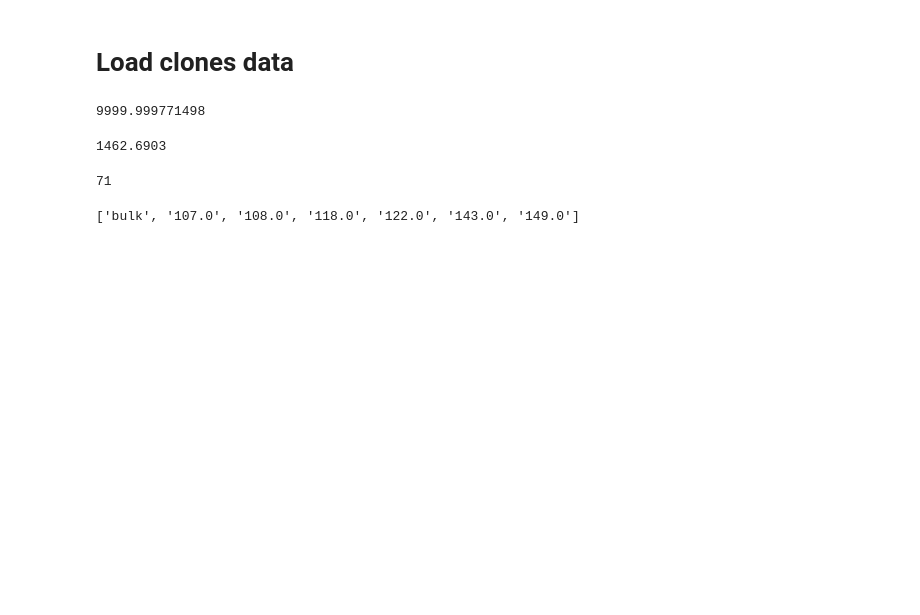
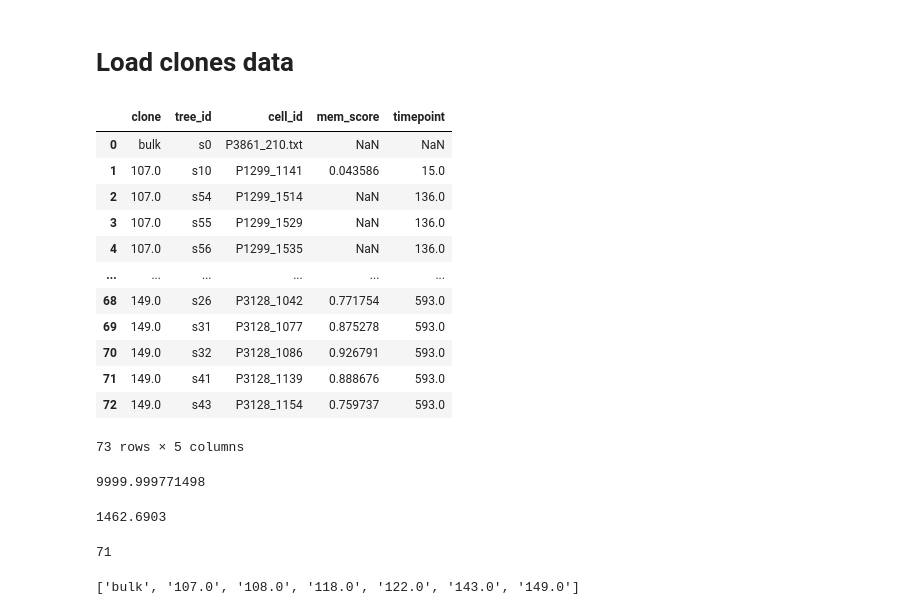
Before and after one commit to cbg-ethz/mt-SCITE, a Jupyter notebook: Notebooks/pretty_trees_with_gene_expression_YFV2001.ipynb, the cells around one changed output. Cells and saved outputs as stored; diff of their text form; code cells hidden in the pictures; blank space fills up the shorter version.

```diff
--- a/Notebooks/pretty_trees_with_gene_expression_YFV2001.ipynb
+++ b/Notebooks/pretty_trees_with_gene_expression_YFV2001.ipynb
@@ -71,7 +71,21 @@ def get_root_node(t):
 # read clones data
 clones_data = pd.read_csv('../../data/YFV2001_clone_key/sample_order_clone_key_mem_scores_scRNAseq_sub1.csv')
 # %%
-#clones_data
+clones_data
+# %% [output]
+|  | clone | tree_id | cell_id | mem_score | timepoint |
+| 0 | bulk | s0 | P3861_210.txt | NaN | NaN |
+| 1 | 107.0 | s10 | P1299_1141 | 0.043586 | 15.0 |
+| 2 | 107.0 | s54 | P1299_1514 | NaN | 136.0 |
+| 3 | 107.0 | s55 | P1299_1529 | NaN | 136.0 |
+| 4 | 107.0 | s56 | P1299_1535 | NaN | 136.0 |
+| ... | ... | ... | ... | ... | ... |
+| 68 | 149.0 | s26 | P3128_1042 | 0.771754 | 593.0 |
+| 69 | 149.0 | s31 | P3128_1077 | 0.875278 | 593.0 |
+| 70 | 149.0 | s32 | P3128_1086 | 0.926791 | 593.0 |
+| 71 | 149.0 | s41 | P3128_1139 | 0.888676 | 593.0 |
+| 72 | 149.0 | s43 | P3128_1154 | 0.759737 | 593.0 |
+73 rows × 5 columns
 # %%
 # read gene expression
 gene_expression = pd.read_csv('../../data/YFV2001_gene_expression/results/YFV2001_230127_normalized_gene_counts.csv')
```
Also changed, not shown: parts of 9 cells of this notebook, 6 other files.
